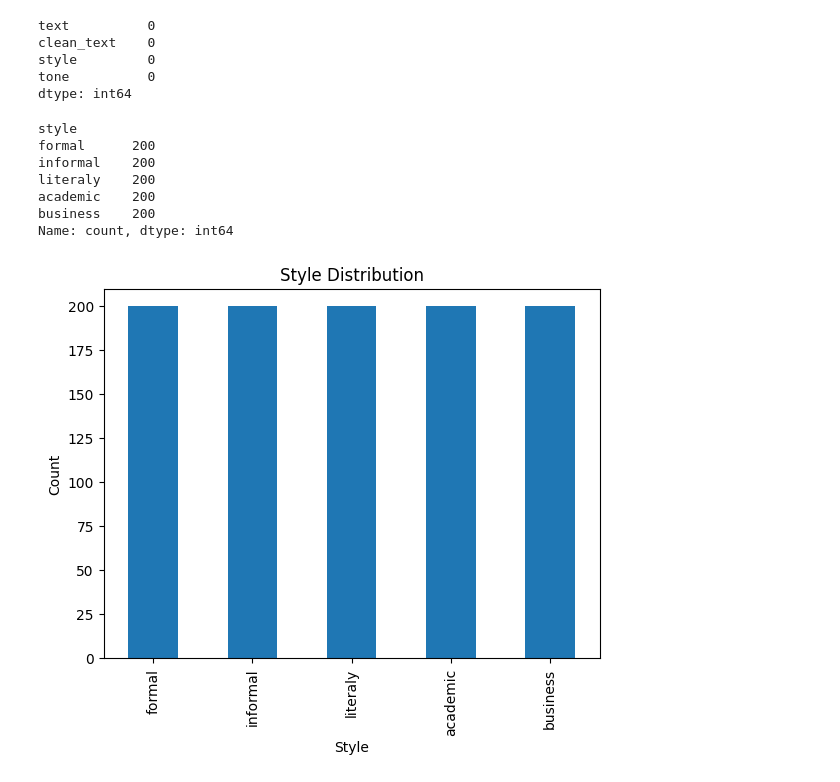
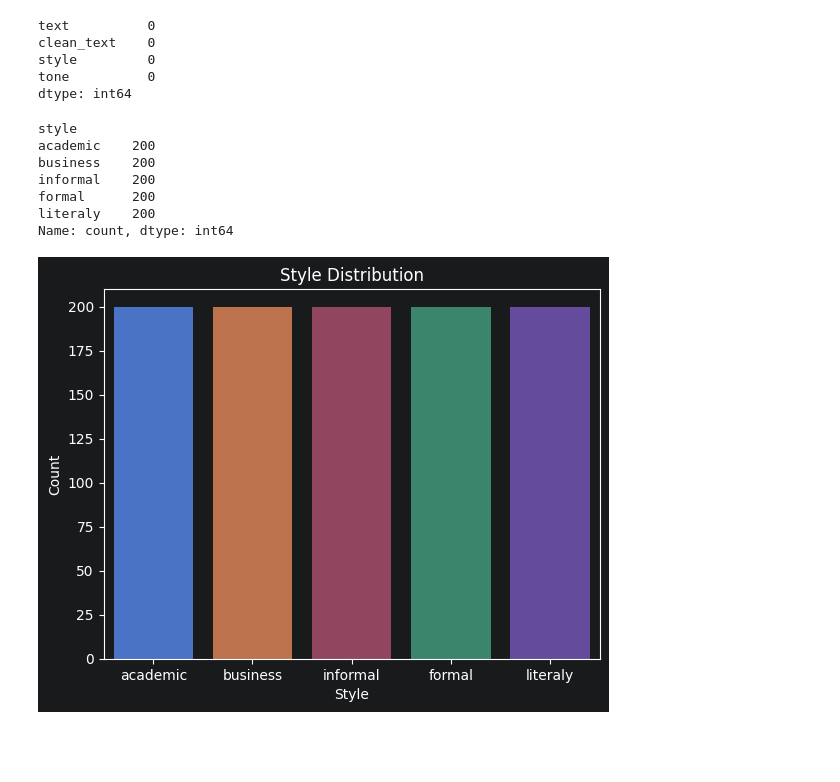
Before and after one commit to zave52/text-style-detection, a Jupyter notebook: eda_01.ipynb, the cells around one changed output. Cells and saved outputs as stored; diff of their text form; code cells hidden in the pictures; blank space fills up the shorter version.

```diff
--- a/eda_01.ipynb
+++ b/eda_01.ipynb
@@ -38,24 +38,24 @@ dtype: int64
 # %%
 style_counts = df["style"].value_counts()
 
 print(style_counts)
 
-style_counts.plot(kind="bar")
+sns.barplot(x=style_counts.index, y=style_counts.values, hue=style_counts.index, legend=False)
 
 plt.title("Style Distribution")
 plt.xlabel("Style")
 plt.ylabel("Count")
 
 plt.show()
 # %% [output]
 style
-formal      200
-informal    200
-literaly    200
 academic    200
 business    200
+informal    200
+formal      200
+literaly    200
 Name: count, dtype: int64
-[figure, old version]
+[figure, new version]
 # %%
 tone_counts = df["tone"].value_counts()
 
```
Also changed, not shown: parts of 10 cells of this notebook, 7 other files.
